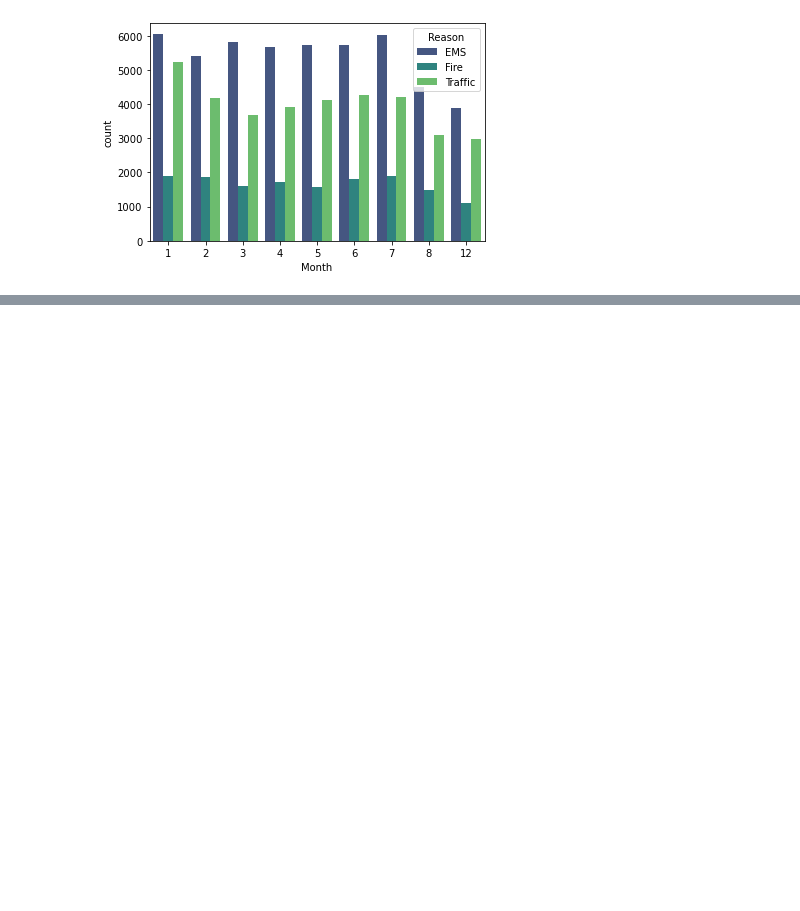
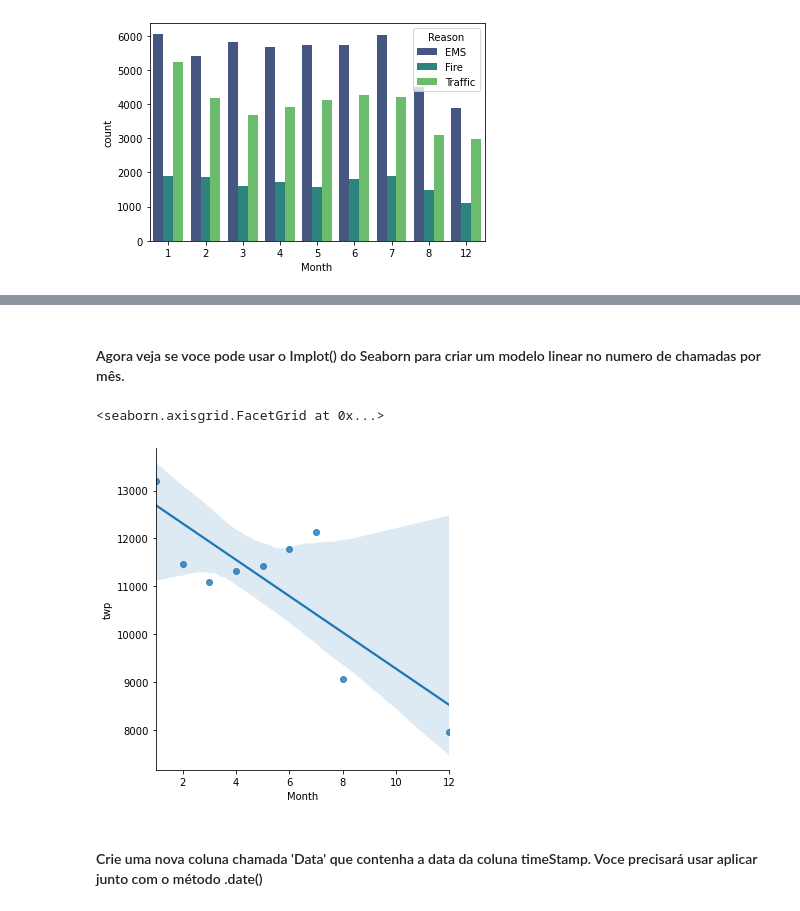
Before and after one commit to Coletinn/datascience-proj-911-python, a Jupyter notebook: Projeto - Ligações para o 911.ipynb, the cells around one changed output, grey strips where cells are left out. Saved outputs shown, nothing was run; the diff lists cells and outputs as text; code cells hidden in the pictures; blank space fills up the shorter version.

```diff
--- a/Projeto - Ligações para o 911.ipynb
+++ b/Projeto - Ligações para o 911.ipynb
@@ -174,0 +209,9 @@ sns.countplot(x='Month', data=df, hue='Reason', palette='viridis')
+# %% [markdown]
+<h4>Agora veja se voce pode usar o Implot() do Seaborn para criar um modelo linear no numero de chamadas por mês.</h4>
+# %%
+sns.lmplot(x='Month', y='twp', data=byMonth.reset_index())
+# %% [output]
+<seaborn.axisgrid.FacetGrid at 0x...>
+[figure, added]
+# %% [markdown]
+<h4>Crie uma nova coluna chamada 'Data' que contenha a data da coluna timeStamp. Voce precisará usar aplicar junto com o método .date()</h4>
```
Also changed, not shown: parts of 12 cells of this notebook.
